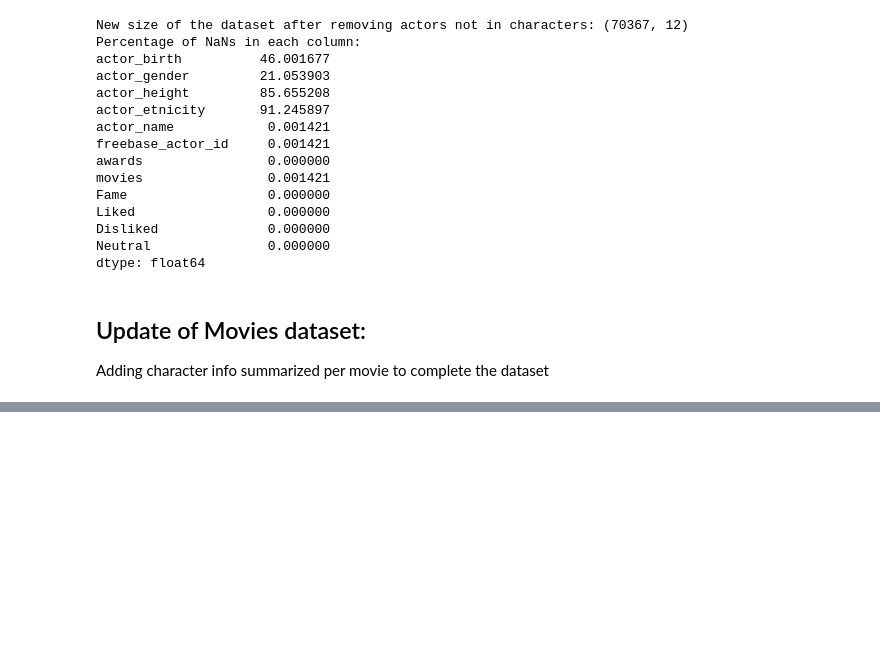
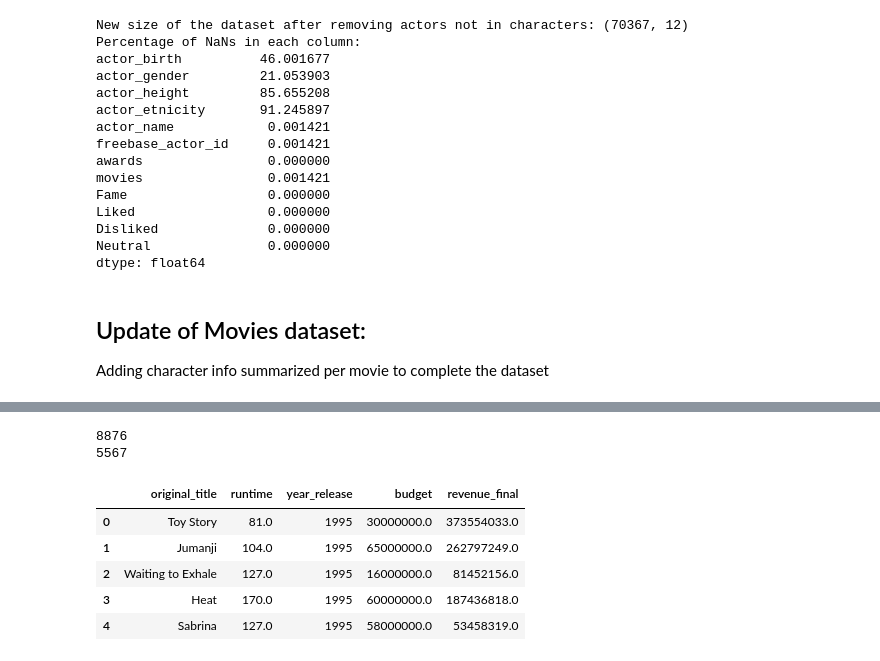
Before and after one commit to epfl-ada/ada-2023-project-shinebrightlikeadamon, a Jupyter notebook: data_preprocessing.ipynb, the cells around one changed output, grey strips where cells are left out. Cells and saved outputs as stored; diff of their text form; code cells hidden in the pictures; blank space fills up the shorter version.

```diff
--- a/data_cleaning.ipynb
+++ b/data_preprocessing.ipynb
@@ -502,0 +566,25 @@ New size of the dataset after merging with characters: (25515, 16)
+# %%
+money_data = budget.merge(movie_rev, left_on=["original_title", "year_release", "runtime"], right_on=["name", "year_release" , "runtime"], how='left')
+#drop the useless columns
+money_data = money_data.drop(columns=["name"])
+print(len(money_data))
+money_data = money_data[['original_title', 'runtime', 'year_release', 'budget', 'revenue_budget','revenue_ada']]
+money_data['revenue_budget'] = money_data['revenue_budget'].replace(0.0, pd.NA)
+
+# Step 2: Create 'revenue_final' column
+money_data['revenue_final'] = money_data['revenue_budget'].fillna(money_data['revenue_ada'])
+money_data = money_data.drop(columns=["revenue_budget", "revenue_ada"])
+
+# Step 3: Drop rows where 'revenue_final' is NaN or 0
+money_data = money_data.dropna(subset=['revenue_final' , "budget"])
+print(len(money_data))
+money_data.head()
+# %% [output]
+8876
+5567
+|  | original_title | runtime | year_release | budget | revenue_final |
+| 0 | Toy Story | 81.0 | 1995 | 30000000.0 | 373554033.0 |
+| 1 | Jumanji | 104.0 | 1995 | 65000000.0 | 262797249.0 |
+| 2 | Waiting to Exhale | 127.0 | 1995 | 16000000.0 | 81452156.0 |
+| 3 | Heat | 170.0 | 1995 | 60000000.0 | 187436818.0 |
+| 4 | Sabrina | 127.0 | 1995 | 58000000.0 | 53458319.0 |
```
Also changed, not shown: parts of 11 cells of this notebook.
